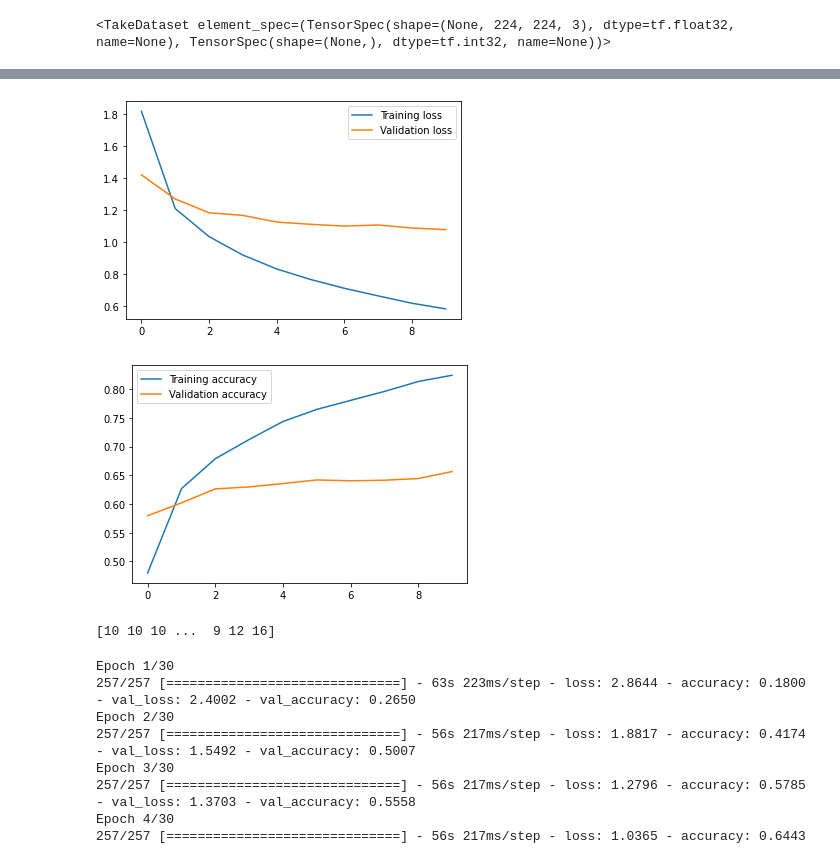
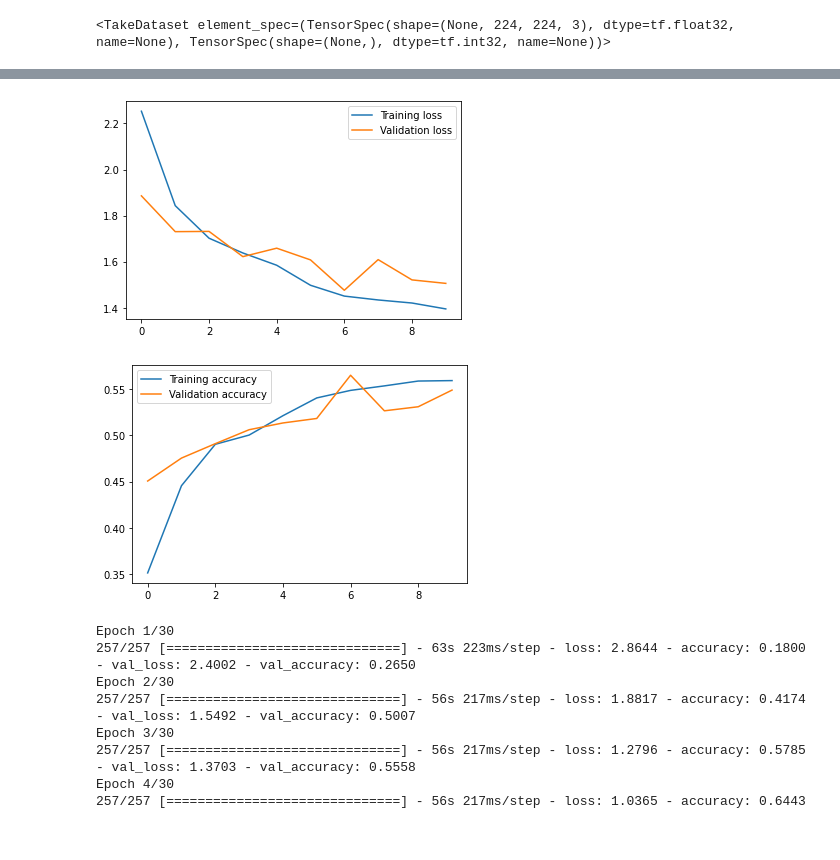
Before and after one commit to advy99/PROYECTO_MD_AA, a Jupyter notebook: algoritmos/ADVY/pruebas_antonio.ipynb, the cells around one changed output, grey strips where cells are left out. Drawn from its saved outputs; the diff is of its cells as text; code cells hidden in the pictures.

```diff
--- a/algoritmos/ADVY/pruebas_antonio.ipynb
+++ b/algoritmos/ADVY/pruebas_antonio.ipynb
@@ -74,25 +75,25 @@ for dir in dirnames:
 ## Leemos las imágenes de train, validacion y test
 training = tf.keras.utils.image_dataset_from_directory(
   "Sentinel2LULC_354",
-  validation_split=0.2,
+  validation_split=0.05,
   subset="training",
   seed=1234,
   image_size=(224, 224),
-  batch_size = 32)
+  batch_size = 64)
 
 validation = tf.keras.utils.image_dataset_from_directory(
   "Sentinel2LULC_354",
-  validation_split=0.2,
+  validation_split=0.05,
   subset="validation",
   seed=1234,
   image_size=(224, 224),
-  batch_size = 32)
+  batch_size = 64)
 
 test = tf.keras.utils.image_dataset_from_directory(
   "Sentinel2LULC_Test",
   shuffle=False,
   labels=None,
   image_size=(224, 224),
-  batch_size = 32)
+  batch_size = 64)
 # %% [output]
 Found 10266 files belonging to 29 classes.
@@ -155,12 +256,18 @@ base_model = tf.keras.applications.InceptionV3(input_shape=(224,224,3),
 
 base_model.trainable = False
 
+for layer in base_model.layers[-20:]:
+    if not isinstance(layer, BatchNormalization):
+        layer.trainable = True
+
 normalization = Rescaling(1./255)
 prediction_layer = Dense(29, activation = "softmax")
 
 model = Sequential([
-  normalization,
+  #normalization,
   base_model,
+  BatchNormalization(),
+  Dropout(0.2),
   prediction_layer
 ])
 
@@ -176,9 +283,11 @@ mlflow.tensorflow.autolog()
 with mlflow.start_run():
   callback = EarlyStopping(patience=3,restore_best_weights=True)
   history = model.fit(training,
-                        epochs=10,
+                        epochs=60,
                         validation_data=validation,
                         callbacks=callback)
 
   mostrarEvolucion(history)
+
+predecir_guardar_test(model, "resultados_iniciales_inception_descongelando20_sin_normalizacion.csv", test)
 # %% [output]
@@ -210,11 +315,2 @@ Epoch 10/10
-[figure, old version]
+[figure, new version]
-[figure, old version]
+[figure, new version]
-# %%
-## Predecimos las clases
-y_pred = model.predict(test)
-classes = np.argmax(y_pred, axis=1)
-classes = np.array(classes)
-classes = classes + 1
-print(classes)
-# %% [output]
-[10 10 10 ...  9 12 16]
```
Also changed, not shown: parts of 36 cells of this notebook.
